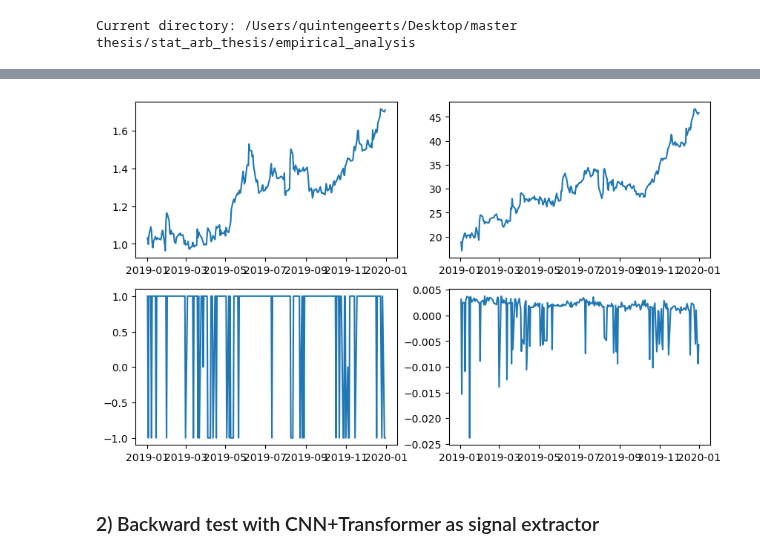
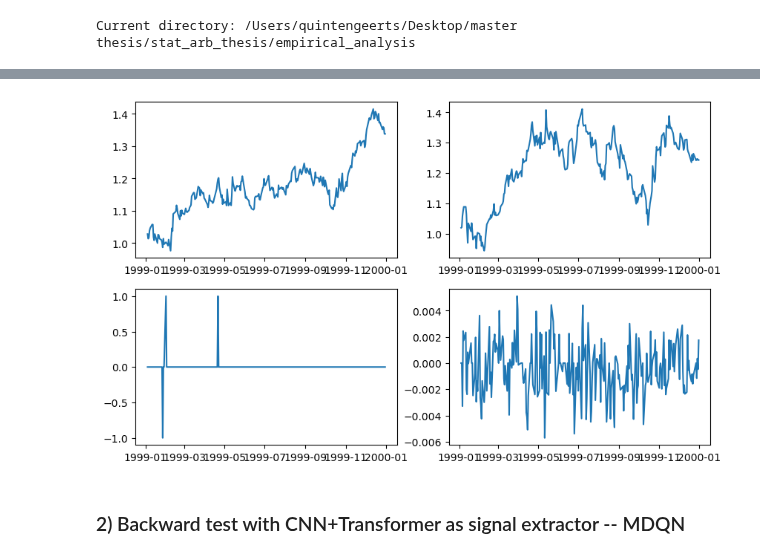
Before and after one commit to quintengeerts2000/MasterThesis-DRL_applications_to_stat_arb, a Jupyter notebook: empirical_analysis/RL_trading_tests.ipynb, the cells around one changed output, grey strips where cells are left out. Saved outputs shown, nothing was run; the diff lists cells and outputs as text; code cells hidden in the pictures.

Commit message:
used wrds data + working on new state representation

```diff
--- a/empirical_analysis/RL_trading_tests.ipynb
+++ b/empirical_analysis/RL_trading_tests.ipynb
@@ -24,4 +26,14 @@ from Signal_Extractor import FourierExtractor, CNNTransformerExtractor, CumsumEx
 %autoreload 2
 # %% [output]
 Current directory: /Users/quintengeerts/Desktop/master thesis/stat_arb_thesis/empirical_analysis
+# %%
+# USE THE DATASET FROM WHARTON RESEARCH DATA SERVICES
+filename = 'wrds_returns_data.csv'
+if os.path.exists(filename):
+    price_df = pd.read_csv(filename)
+    price_df.set_index('date', inplace=True)
+    price_df.index = pd.to_datetime(price_df.index)
+
+price_df = price_df.loc[:dt.datetime(2021,12,31)]
+price_df = price_df.replace(['C','B'],np.nan).astype(float)
 # %%
@@ -194,17 +388,17 @@ env.res_alloc.to_csv('res_alloc.csv')
 # %%
-stock = 'AMD'
-begin = dt.datetime(2019,1,1)
-end   = dt.datetime(2020,1,1)
+stock = 'JPM'
+begin = dt.datetime(1999,1,1)
+end   = dt.datetime(2000,1,1)
 residual_test = (env.res_rets.loc[begin:end,stock]+1).cumprod()
 alloc_test    = env.res_alloc.loc[begin:end,stock]
 fig, ax  = plt.subplots(2,2,figsize=(10,6))
 ax[0,0].plot(residual_test)
 ax[1,0].plot(alloc_test)
 
 alloc_test    = env.asset_alloc.loc[begin:end,stock]
-residual_test = (env.data.loc[begin:end,stock])
+residual_test = (env.data.loc[begin:end,stock]+1).cumprod()
 ax[0,1].plot(residual_test)
 ax[1,1].plot(alloc_test)
 fig.show()
 # %% [output]
-[figure, old version]
+[figure, new version]
@@ -211,5 +407,5 @@ fig.show()
 # %% [markdown]
-### 2) Backward test with CNN+Transformer as signal extractor
+### 2) Backward test with CNN+Transformer as signal extractor -- MDQN
 # %%
 # PARAMETERS
 seed = 100  #np.random.randint(0,100000)
```
Also changed, not shown: parts of 23 cells of this notebook, 6 other files.
